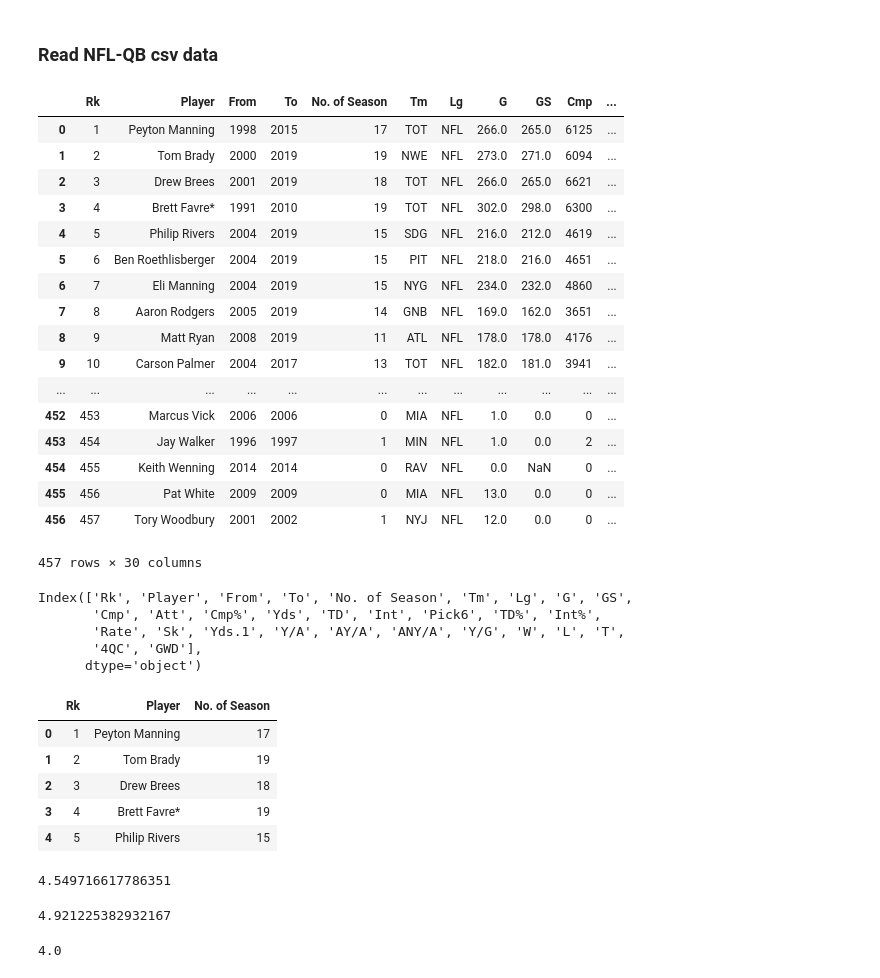
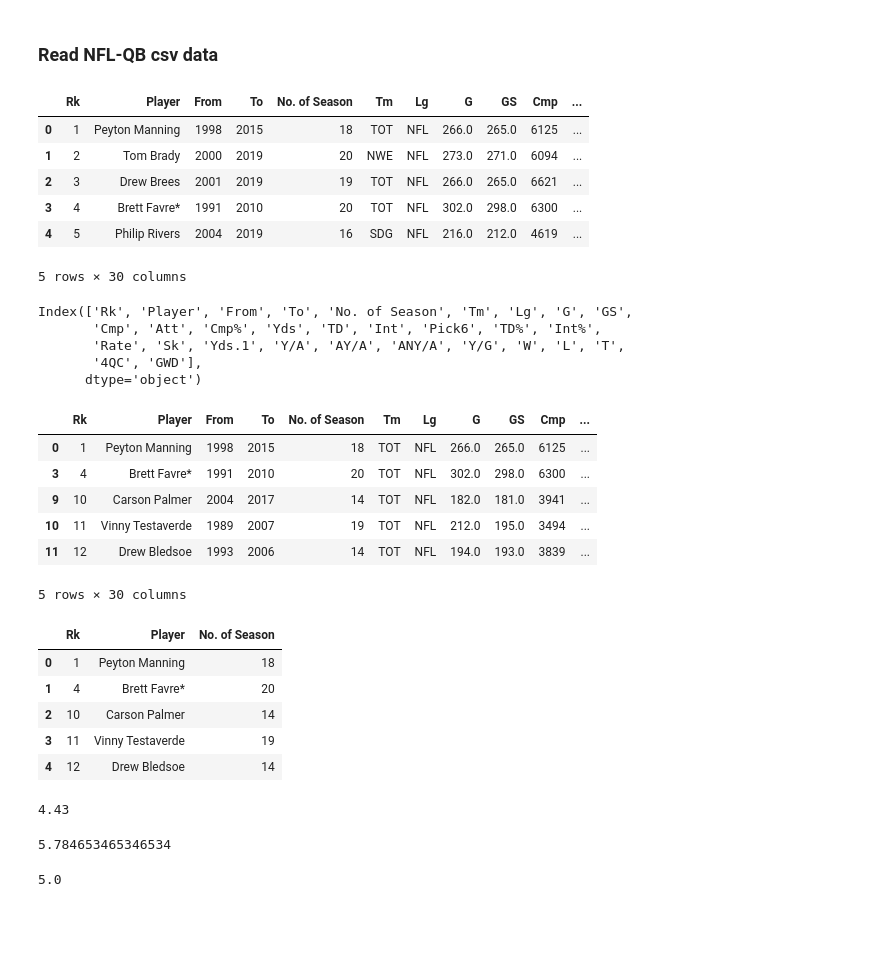
Before and after one commit to ankitapatel9/NFL-project, a Jupyter notebook: NFL-QB.ipynb, the cells around one changed output. Cells and saved outputs as stored; diff of their text form; code cells hidden in the pictures; blank space fills up the shorter version.

```diff
--- a/NFL-QB.ipynb
+++ b/NFL-QB.ipynb
@@ -7,28 +8,20 @@ from scipy.stats import sem
 # %% [markdown]
 ### Read NFL-QB csv data ###
 # %%
-nfl_file = "Data/NFLQBDATA.csv"
+nfl_te_file =  "Data/NFLTEDATA_Mod.csv"
+nfl_wb_file = "Data/NFLWRDATA_Mod.csv"
+nfl_rb_file = "Data/NFLRBDATA_Mod.csv"
+nfl_file = "Data/NFLQBDATA_Mod.csv"
 nfl_data_df = pd.read_csv(nfl_file)
-nfl_data_df
+nfl_data_df.head()
 # %% [output]
 |  | Rk | Player | From | To | No. of Season | Tm | Lg | G | GS | Cmp | ... |
-| 0 | 1 | Peyton Manning | 1998 | 2015 | 17 | TOT | NFL | 266.0 | 265.0 | 6125 | ... |
-| 1 | 2 | Tom Brady | 2000 | 2019 | 19 | NWE | NFL | 273.0 | 271.0 | 6094 | ... |
-| 2 | 3 | Drew Brees | 2001 | 2019 | 18 | TOT | NFL | 266.0 | 265.0 | 6621 | ... |
-| 3 | 4 | Brett Favre* | 1991 | 2010 | 19 | TOT | NFL | 302.0 | 298.0 | 6300 | ... |
-| 4 | 5 | Philip Rivers | 2004 | 2019 | 15 | SDG | NFL | 216.0 | 212.0 | 4619 | ... |
-| 5 | 6 | Ben Roethlisberger | 2004 | 2019 | 15 | PIT | NFL | 218.0 | 216.0 | 4651 | ... |
-| 6 | 7 | Eli Manning | 2004 | 2019 | 15 | NYG | NFL | 234.0 | 232.0 | 4860 | ... |
-| 7 | 8 | Aaron Rodgers | 2005 | 2019 | 14 | GNB | NFL | 169.0 | 162.0 | 3651 | ... |
-| 8 | 9 | Matt Ryan | 2008 | 2019 | 11 | ATL | NFL | 178.0 | 178.0 | 4176 | ... |
-| 9 | 10 | Carson Palmer | 2004 | 2017 | 13 | TOT | NFL | 182.0 | 181.0 | 3941 | ... |
-| ... | ... | ... | ... | ... | ... | ... | ... | ... | ... | ... | ... |
-| 452 | 453 | Marcus Vick | 2006 | 2006 | 0 | MIA | NFL | 1.0 | 0.0 | 0 | ... |
-| 453 | 454 | Jay Walker | 1996 | 1997 | 1 | MIN | NFL | 1.0 | 0.0 | 2 | ... |
-| 454 | 455 | Keith Wenning | 2014 | 2014 | 0 | RAV | NFL | 0.0 | NaN | 0 | ... |
-| 455 | 456 | Pat White | 2009 | 2009 | 0 | MIA | NFL | 13.0 | 0.0 | 0 | ... |
-| 456 | 457 | Tory Woodbury | 2001 | 2002 | 1 | NYJ | NFL | 12.0 | 0.0 | 0 | ... |
+| 0 | 1 | Peyton Manning | 1998 | 2015 | 18 | TOT | NFL | 266.0 | 265.0 | 6125 | ... |
+| 1 | 2 | Tom Brady | 2000 | 2019 | 20 | NWE | NFL | 273.0 | 271.0 | 6094 | ... |
+| 2 | 3 | Drew Brees | 2001 | 2019 | 19 | TOT | NFL | 266.0 | 265.0 | 6621 | ... |
+| 3 | 4 | Brett Favre* | 1991 | 2010 | 20 | TOT | NFL | 302.0 | 298.0 | 6300 | ... |
+| 4 | 5 | Philip Rivers | 2004 | 2019 | 16 | SDG | NFL | 216.0 | 212.0 | 4619 | ... |
-457 rows × 30 columns
+5 rows × 30 columns
 # %%
 nfl_data_df.columns
 # %% [output]
@@ -37,33 +30,47 @@ Index(['Rk', 'Player', 'From', 'To', 'No. of Season', 'Tm', 'Lg', 'G', 'GS',
        'Rate', 'Sk', 'Yds.1', 'Y/A', 'AY/A', 'ANY/A', 'Y/G', 'W', 'L', 'T',
        '4QC', 'GWD'],
       dtype='object')
+# %%
+filtered_column =nfl_data_df[nfl_data_df['To']!=2019]
+filtered_column.head()
+# %% [output]
+|  | Rk | Player | From | To | No. of Season | Tm | Lg | G | GS | Cmp | ... |
+| 0 | 1 | Peyton Manning | 1998 | 2015 | 18 | TOT | NFL | 266.0 | 265.0 | 6125 | ... |
+| 3 | 4 | Brett Favre* | 1991 | 2010 | 20 | TOT | NFL | 302.0 | 298.0 | 6300 | ... |
+| 9 | 10 | Carson Palmer | 2004 | 2017 | 14 | TOT | NFL | 182.0 | 181.0 | 3941 | ... |
+| 10 | 11 | Vinny Testaverde | 1989 | 2007 | 19 | TOT | NFL | 212.0 | 195.0 | 3494 | ... |
+| 11 | 12 | Drew Bledsoe | 1993 | 2006 | 14 | TOT | NFL | 194.0 | 193.0 | 3839 | ... |
+5 rows × 30 columns
 # %%
-trial_data = nfl_data_df[['Rk', 'Player', 'No. of Season']]
+trial_data = filtered_column[['Rk', 'Player', 'No. of Season']]
 
 # Convert to DataFrame
 
 mean_data =trial_data.groupby(['Rk', 'Player'], as_index = False)['No. of Season'].mean()
-players_season_mean_data = pd.DataFrame(mean_data)
+players_season_data = pd.DataFrame(mean_data)
 
 # Preview DataFrame
 
-players_season_mean_data.head()
+players_season_data.head()
 # %% [output]
 |  | Rk | Player | No. of Season |
-| 0 | 1 | Peyton Manning | 17 |
-| 1 | 2 | Tom Brady | 19 |
-| 2 | 3 | Drew Brees | 18 |
-| 3 | 4 | Brett Favre* | 19 |
-| 4 | 5 | Philip Rivers | 15 |
+| 0 | 1 | Peyton Manning | 18 |
+| 1 | 4 | Brett Favre* | 20 |
+| 2 | 10 | Carson Palmer | 14 |
+| 3 | 11 | Vinny Testaverde | 19 |
+| 4 | 12 | Drew Bledsoe | 14 |
 # %%
-trial_data['No. of Season'].std()
+std_value_qb = round(players_season_data['No. of Season'].std(),2)
+std_value
 # %% [output]
-4.549716617786351
+4.43
 # %%
-trial_data['No. of Season'].mean()
+mean_value_qb = players_season_data['No. of Season'].mean()
+mean_value
 # %% [output]
-4.921225382932167
+5.784653465346534
 # %%
-trial_data['No. of Season'].median()
+median_value_qb = players_season_data['No. of Season'].median()
+median_value
 # %% [output]
-4.0
+5.0
```
Also changed, not shown: parts of 47 cells of this notebook, 3 other files.
